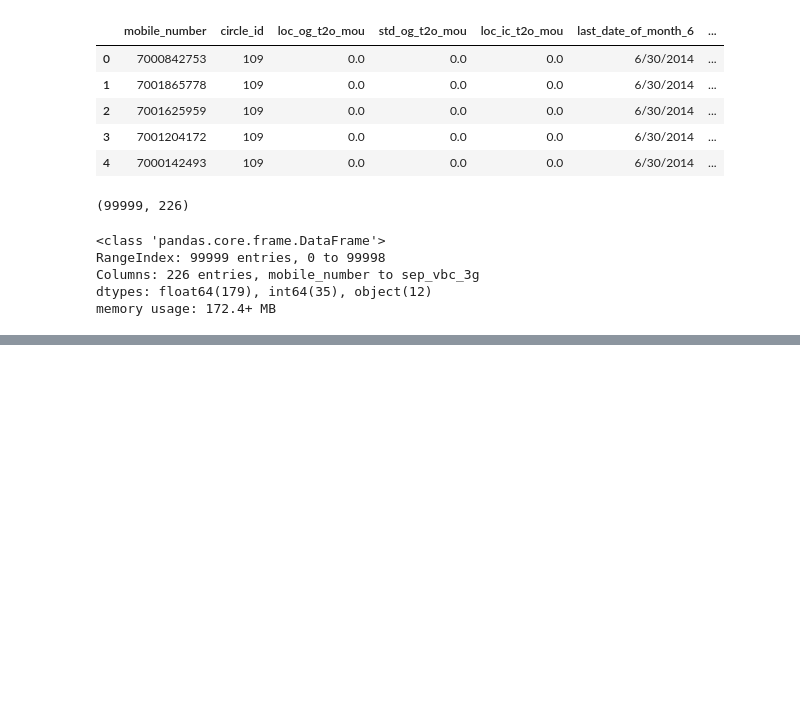
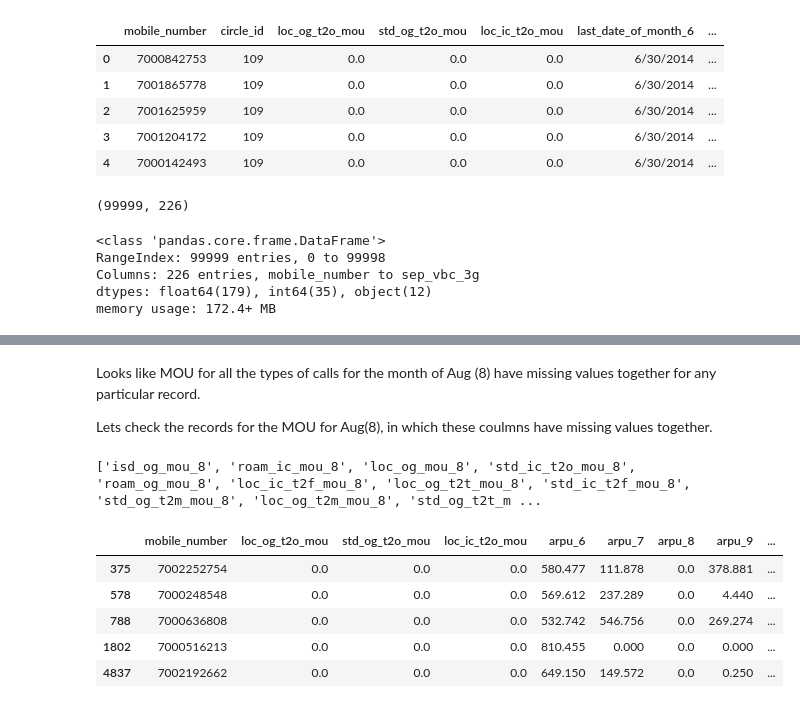
Before and after one commit to burakarabacioglu/Vodafone-ML-Internship-Portfolio, a Jupyter notebook: Customer_Churn_Prediction/churn_prediction.ipynb, the cells around one changed output, grey strips where cells are left out. Drawn from its saved outputs; the diff is of its cells as text; code cells hidden in the pictures; blank space fills up the shorter version.

```diff
--- a/Customer_Churn_Prediction/churn_prediction.ipynb
+++ b/Customer_Churn_Prediction/churn_prediction.ipynb
@@ -36,0 +211,28 @@ memory usage: 172.4+ MB
+# %% [markdown]
+Looks like MOU for all the types of calls for the month of Aug (8) have missing values together for any particular record.
+
+Lets check the records for the MOU for Aug(8), in which these coulmns have missing values together.
+# %%
+# Listing the columns of MOU Aug(8)
+print(((df_missing_columns[df_missing_columns['null'] == 0.55]).index).to_list())
+# %% [output]
+['isd_og_mou_8', 'roam_ic_mou_8', 'loc_og_mou_8', 'std_ic_t2o_mou_8', 'roam_og_mou_8', 'loc_ic_t2f_mou_8', 'loc_og_t2t_mou_8', 'std_ic_t2f_mou_8', 'std_og_t2m_mou_8', 'loc_og_t2m_mou_8', 'std_og_t2t_m ...
+# %%
+# Creating a dataframe with the condition, in which MOU for Aug(8) are null
+df_null_mou_8 = df[(df['loc_og_t2m_mou_8'].isnull()) & (df['loc_ic_t2f_mou_8'].isnull()) & (df['roam_og_mou_8'].isnull()) & (df['std_ic_t2m_mou_8'].isnull()) &
+  (df['loc_og_t2t_mou_8'].isnull()) & (df['std_ic_t2t_mou_8'].isnull()) & (df['loc_og_t2f_mou_8'].isnull()) & (df['loc_ic_mou_8'].isnull()) &
+  (df['loc_og_t2c_mou_8'].isnull()) & (df['loc_og_mou_8'].isnull()) & (df['std_og_t2t_mou_8'].isnull()) & (df['roam_ic_mou_8'].isnull()) &
+  (df['loc_ic_t2m_mou_8'].isnull()) & (df['std_og_t2m_mou_8'].isnull()) & (df['loc_ic_t2t_mou_8'].isnull()) & (df['std_og_t2f_mou_8'].isnull()) &
+  (df['std_og_t2c_mou_8'].isnull()) & (df['og_others_8'].isnull()) & (df['std_og_mou_8'].isnull()) & (df['spl_og_mou_8'].isnull()) &
+  (df['std_ic_t2f_mou_8'].isnull()) & (df['isd_og_mou_8'].isnull()) & (df['std_ic_mou_8'].isnull()) & (df['offnet_mou_8'].isnull()) &
+  (df['isd_ic_mou_8'].isnull()) & (df['ic_others_8'].isnull()) & (df['std_ic_t2o_mou_8'].isnull()) & (df['onnet_mou_8'].isnull()) &
+  (df['spl_ic_mou_8'].isnull())]
+
+df_null_mou_8.head()
+# %% [output]
+|  | mobile_number | loc_og_t2o_mou | std_og_t2o_mou | loc_ic_t2o_mou | arpu_6 | arpu_7 | arpu_8 | arpu_9 | ... |
+| 375 | 7002252754 | 0.0 | 0.0 | 0.0 | 580.477 | 111.878 | 0.0 | 378.881 | ... |
+| 578 | 7000248548 | 0.0 | 0.0 | 0.0 | 569.612 | 237.289 | 0.0 | 4.440 | ... |
+| 788 | 7000636808 | 0.0 | 0.0 | 0.0 | 532.742 | 546.756 | 0.0 | 269.274 | ... |
+| 1802 | 7000516213 | 0.0 | 0.0 | 0.0 | 810.455 | 0.000 | 0.0 | 0.000 | ... |
+| 4837 | 7002192662 | 0.0 | 0.0 | 0.0 | 649.150 | 149.572 | 0.0 | 0.250 | ... |
```
Also changed, not shown: parts of 73 cells of this notebook.
